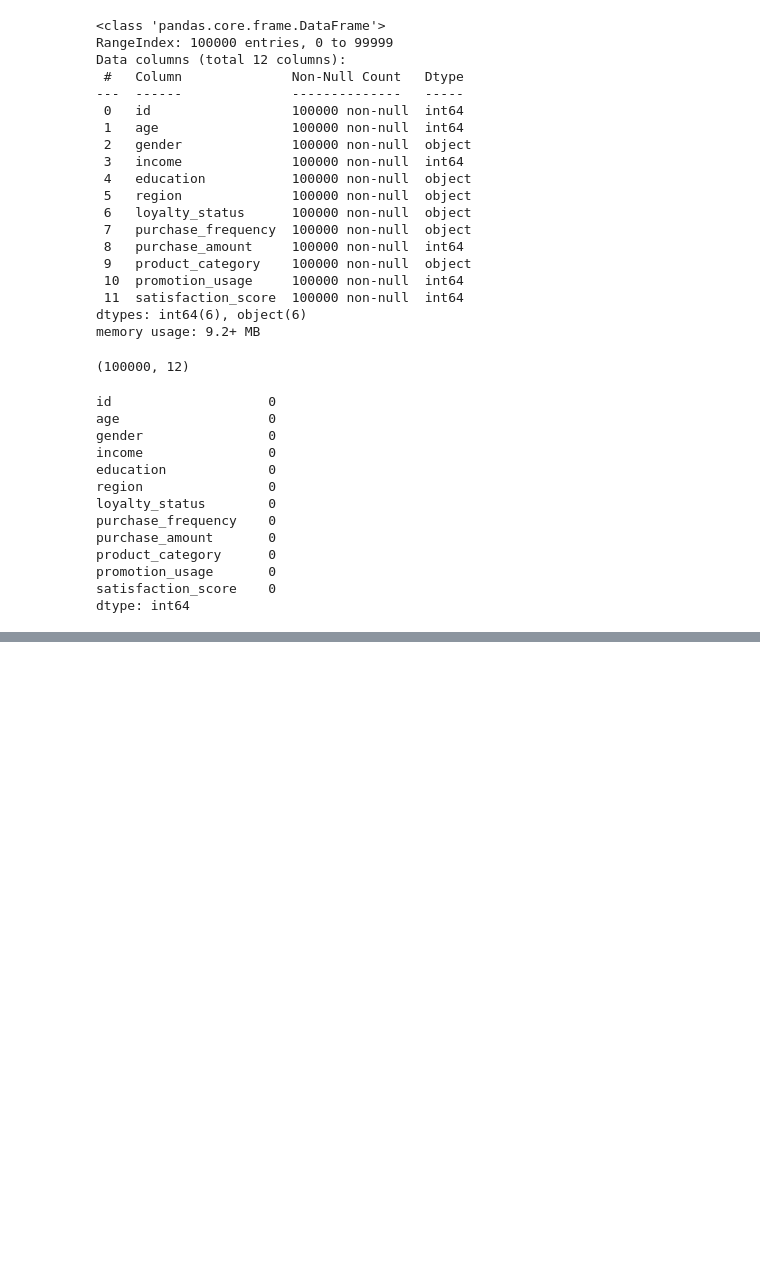
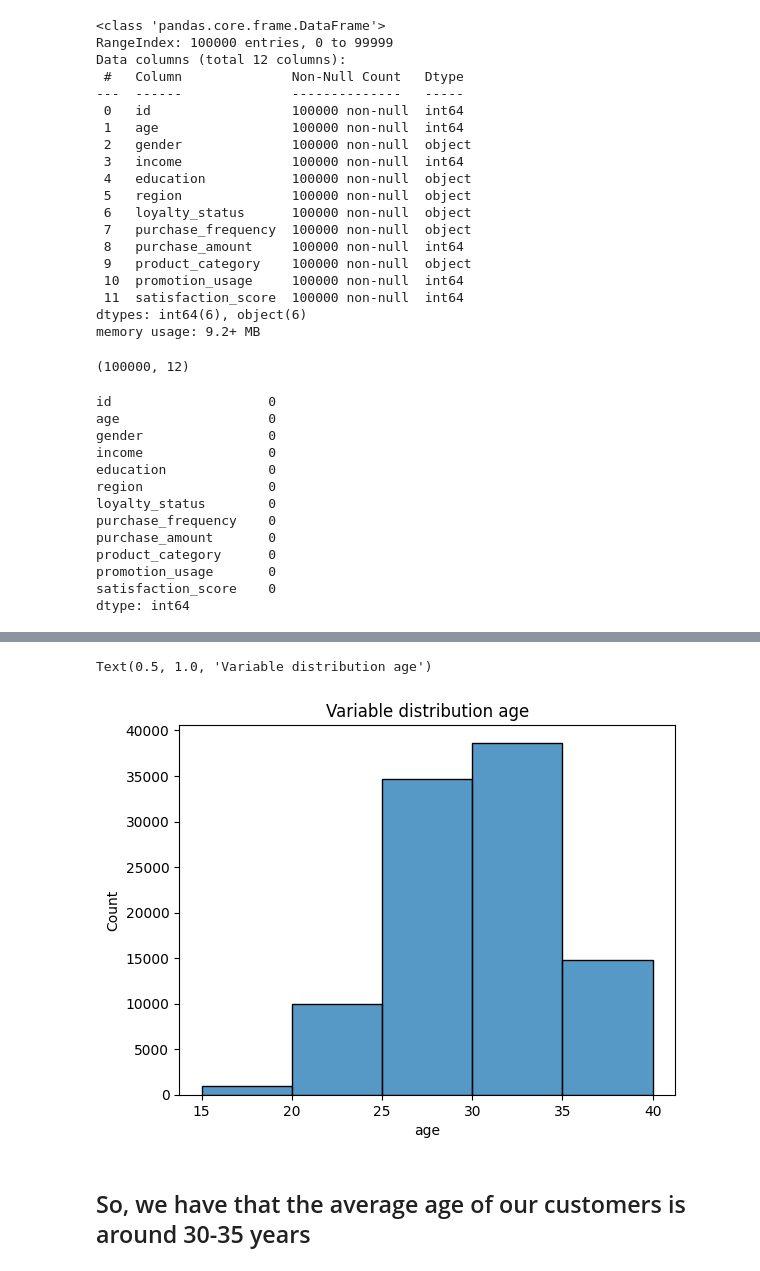
Before and after one commit to dv-tiagosilva/Customer_dataset_analysis, a Jupyter notebook: analysis_customer_dataset.ipynb, the cells around one changed output, grey strips where cells are left out. Cells and saved outputs as stored; diff of their text form; code cells hidden in the pictures; blank space fills up the shorter version.

```diff
--- a/analysis_customer_dataset.ipynb
+++ b/analysis_customer_dataset.ipynb
@@ -77,0 +148,9 @@ dtype: int64
+# %%
+#Showing the plot
+col = 'age'
+sns.histplot(data=data_customer, x='age', bins=range(15, 45, 5), kde=False, ).set_title(f'Variable distribution {col}')
+# %% [output]
+Text(0.5, 1.0, 'Variable distribution age')
+[figure, added]
+# %% [markdown]
+## So, we have that the average age of our customers is around 30-35 years
```
Also changed, not shown: parts of 13 cells of this notebook.
